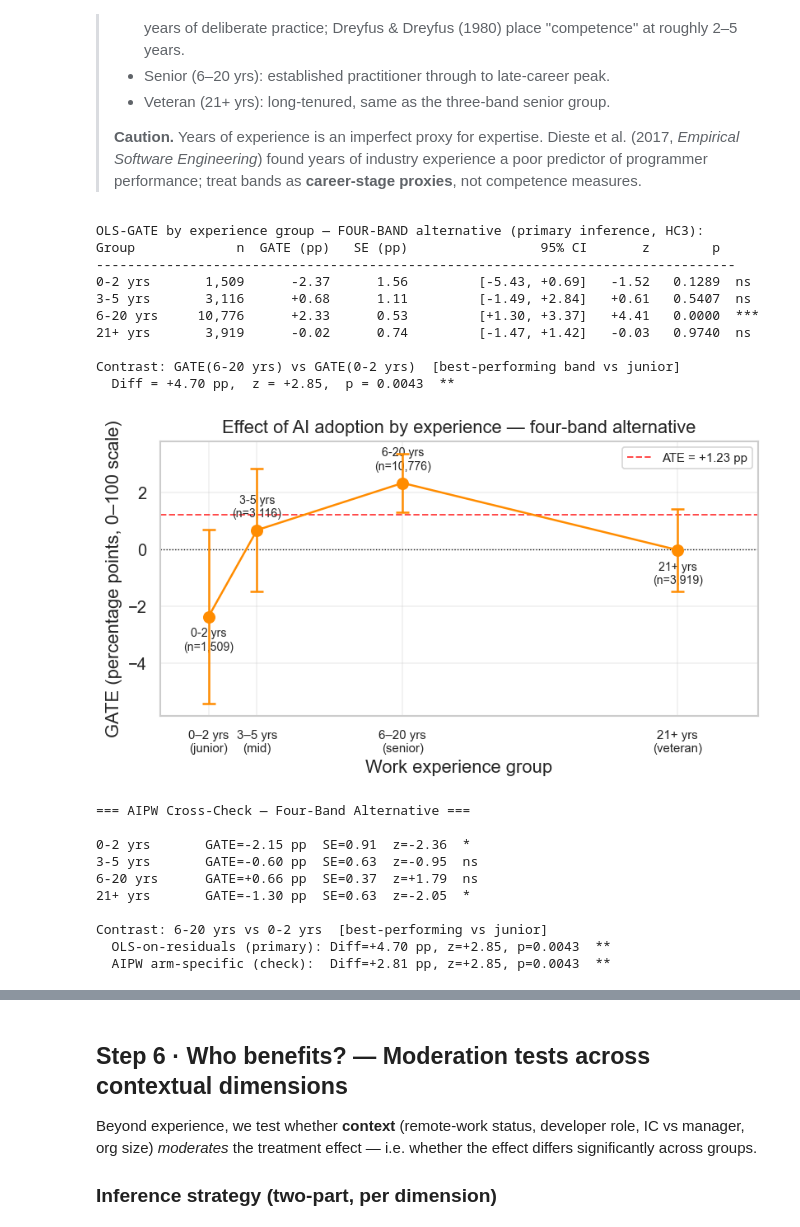
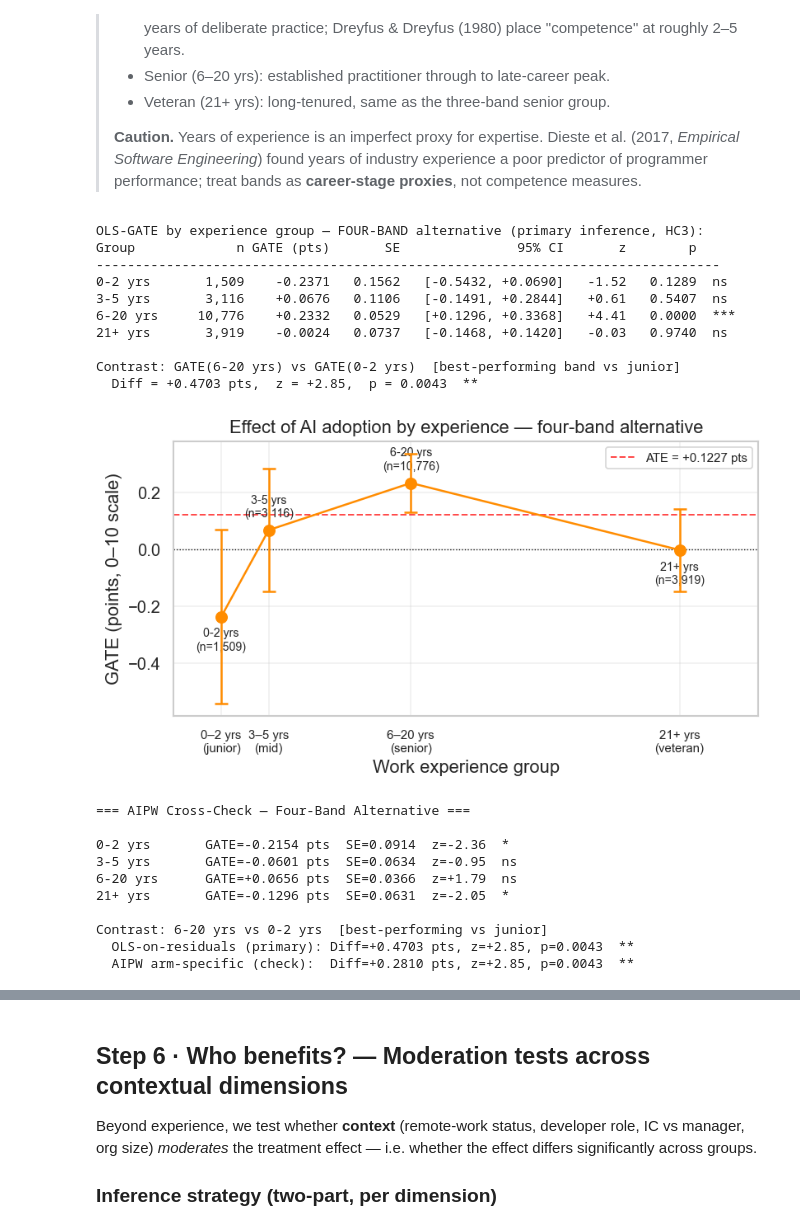
Before and after one commit to SivertIvarhus/Master-Thesis-NOVA-SBE-BA, a Jupyter notebook: notebooks/03-modeling.ipynb, the cells around one changed output, grey strips where cells are left out. Saved outputs shown, nothing was run; the diff lists cells and outputs as text; code cells hidden in the pictures.

```diff
--- a/notebooks/03-modeling.ipynb
+++ b/notebooks/03-modeling.ipynb
@@ -577,10 +574,10 @@ for grp, mid in zip(EXP4_LABELS, EXP4_MIDS):
     rows4.append({
         "group": grp, "mid": mid, "n": mask.sum(),
         "cf_cate": cf_mean,
-        "gate_ols": gate_g, "gate_pp": gate_g * 10,
-        "se": se_g,         "se_pp": se_g * 10,
-        "ci_lo": gate_g - 1.96*se_g, "ci_lo_pp": (gate_g - 1.96*se_g)*10,
-        "ci_hi": gate_g + 1.96*se_g, "ci_hi_pp": (gate_g + 1.96*se_g)*10,
+        "gate_ols": gate_g,
+        "se": se_g,
+        "ci_lo": gate_g - 1.96*se_g,
+        "ci_hi": gate_g + 1.96*se_g,
     })
 
 res_exp4 = pd.DataFrame(rows4)
@@ -588,15 +585,15 @@ res_exp4.to_csv(TABLES / "cate_by_experience_4band.csv", index=False)
 
 # ── Print table ────────────────────────────────────────────────────────────────
 print("OLS-GATE by experience group — FOUR-BAND alternative (primary inference, HC3):")
-print(f"{'Group':12s} {'n':>6s} {'GATE (pp)':>10s} {'SE (pp)':>9s} {'95% CI':>22s} {'z':>7s} {'p':>8s}")
-print("-" * 82)
+print(f"{'Group':12s} {'n':>6s} {'GATE (pts)':>10s} {'SE':>8s} {'95% CI':>20s} {'z':>7s} {'p':>8s}")
+print("-" * 80)
 for _, r in res_exp4.iterrows():
     z = r["gate_ols"] / r["se"]
     p = 2 * (1 - _norm.cdf(abs(z)))
     sig = "***" if p < 0.001 else "**" if p < 0.01 else "*" if p < 0.05 else "ns"
-    ci_str = f"[{r['ci_lo_pp']:+.2f}, {r['ci_hi_pp']:+.2f}]"
-    print(f"{str(r['group']):12s} {int(r['n']):>6,d} {r['gate_pp']:>+10.2f} "
-          f"{r['se_pp']:>9.2f} {ci_str:>22s} {z:>+7.2f} {p:>8.4f}  {sig}")
+    ci_str = f"[{r['ci_lo']:+.4f}, {r['ci_hi']:+.4f}]"
+    print(f"{str(r['group']):12s} {int(r['n']):>6,d} {r['gate_ols']:>+10.4f} "
+          f"{r['se']:>8.4f} {ci_str:>20s} {z:>+7.2f} {p:>8.4f}  {sig}")
 
 # ── Key contrast: junior vs best-performing non-junior band ───────────────────
 r4_jun  = res_exp4[res_exp4["group"].astype(str) == "0-2 yrs"].iloc[0]
@@ -612,58 +609,58 @@ stars4_ols   = "***" if p4_diff_ols < 0.001 else "**" if p4_diff_ols < 0.01 else
 
 print()
 print(f"Contrast: GATE({best4_label}) vs GATE(0-2 yrs)  [best-performing band vs junior]")
-print(f"  Diff = {diff4_ols*10:+.2f} pp,  z = {z4_diff_ols:+.2f},  p = {p4_diff_ols:.4f}  {stars4_ols}")
+print(f"  Diff = {diff4_ols:+.4f} pts,  z = {z4_diff_ols:+.2f},  p = {p4_diff_ols:.4f}  {stars4_ols}")
 
 # ── Connected-dot plot ─────────────────────────────────────────────────────────
 fig, ax = plt.subplots(figsize=(7, 4))
 
 x4   = np.array(res_exp4["mid"])
-y4   = res_exp4["gate_pp"].values
-y4lo = res_exp4["ci_lo_pp"].values
-y4hi = res_exp4["ci_hi_pp"].values
+y4   = res_exp4["gate_ols"].values
+y4lo = res_exp4["ci_lo"].values
+y4hi = res_exp4["ci_hi"].values
 
 ax.plot(x4, y4, color="darkorange", lw=1.5, zorder=3)
 ax.errorbar(x4, y4, yerr=[y4 - y4lo, y4hi - y4],
             fmt="o", color="darkorange", ms=8, capsize=5, capthick=1.5,
             elinewidth=1.5, zorder=4)
 
 for _, row in res_exp4.iterrows():
-    offset = 8 if row["gate_pp"] > 0 else -8
-    va = "bottom" if row["gate_pp"] > 0 else "top"
+    offset = 8 if row["gate_ols"] > 0 else -8
+    va = "bottom" if row["gate_ols"] > 0 else "top"
     ax.annotate(f"{row['group']}\n(n={int(row['n']):,})",
-                xy=(row["mid"], row["gate_pp"]),
+                xy=(row["mid"], row["gate_ols"]),
                 xytext=(0, offset), textcoords="offset points",
                 fontsize=8.5, ha="center", va=va)
 
-ax.axhline(0,       color="black", lw=0.8, ls=":")
-ax.axhline(ate*10,  color="red",   lw=1.2, ls="--", alpha=0.7,
-           label=f"ATE = {ate*10:+.2f} pp")
+ax.axhline(0,   color="black", lw=0.8, ls=":")
+ax.axhline(ate, color="red",   lw=1.2, ls="--", alpha=0.7,
+           label=f"ATE = {ate:+.4f} pts")
 
 ax.set_xticks(x4)
 ax.set_xticklabels(["0–2 yrs\n(junior)", "3–5 yrs\n(mid)",
                      "6–20 yrs\n(senior)", "21+ yrs\n(veteran)"], fontsize=9)
 ax.set_xlabel("Work experience group")
-ax.set_ylabel("GATE (percentage points, 0–100 scale)")
+ax.set_ylabel("GATE (points, 0–10 scale)")
 ax.set_title("Effect of AI adoption by experience — four-band alternative")
 ax.legend(fontsize=9)
 ax.grid(alpha=0.3)
 ax.set_xlim(-2, 35)
 
 plt.tight_layout()
 plt.savefig(FIGURES / "cate_by_experience_4band.png", dpi=150, bbox_inches="tight")
 plt.show()
 # %% [output]
 OLS-GATE by experience group — FOUR-BAND alternative (primary inference, HC3):
-Group             n  GATE (pp)   SE (pp)                 95% CI       z        p
-----------------------------------------------------------------------------------
-0-2 yrs       1,509      -2.37      1.56         [-5.43, +0.69]   -1.52   0.1289  ns
-3-5 yrs       3,116      +0.68      1.11         [-1.49, +2.84]   +0.61   0.5407  ns
-6-20 yrs     10,776      +2.33      0.53         [+1.30, +3.37]   +4.41   0.0000  ***
-21+ yrs       3,919      -0.02      0.74         [-1.47, +1.42]   -0.03   0.9740  ns
+Group             n GATE (pts)       SE               95% CI       z        p
+--------------------------------------------------------------------------------
+0-2 yrs       1,509    -0.2371   0.1562   [-0.5432, +0.0690]   -1.52   0.1289  ns
+3-5 yrs       3,116    +0.0676   0.1106   [-0.1491, +0.2844]   +0.61   0.5407  ns
+6-20 yrs     10,776    +0.2332   0.0529   [+0.1296, +0.3368]   +4.41   0.0000  ***
+21+ yrs       3,919    -0.0024   0.0737   [-0.1468, +0.1420]   -0.03   0.9740  ns
 
 Contrast: GATE(6-20 yrs) vs GATE(0-2 yrs)  [best-performing band vs junior]
-  Diff = +4.70 pp,  z = +2.85,  p = 0.0043  **
+  Diff = +0.4703 pts,  z = +2.85,  p = 0.0043  **
-[figure, old version]
+[figure, new version]
 # %%
 # AIPW cross-check — four-band groups (reuses tau_AIPW_w from 3-band cell above)
 print("=== AIPW Cross-Check — Four-Band Alternative ===\n")
@@ -678,7 +675,7 @@ for grp in EXP4_LABELS:
     z_g    = gate_g / se_g
     p_g    = 2 * (1 - _norm.cdf(abs(z_g)))
     sig    = "***" if p_g < 0.001 else "**" if p_g < 0.01 else "*" if p_g < 0.05 else "ns"
-    print(f"{grp:12s}  GATE={gate_g*10:+.2f} pp  SE={se_g*10:.2f}  z={z_g:+.2f}  {sig}")
+    print(f"{grp:12s}  GATE={gate_g:+.4f} pts  SE={se_g:.4f}  z={z_g:+.2f}  {sig}")
     aipw4_rows.append({"group": grp, "gate": gate_g, "se": se_g})
 
 aipw4_df    = {r["group"]: r for r in aipw4_rows}
@@ -690,19 +687,19 @@ stars4_a    = "***" if p4_diff_a < 0.001 else "**" if p4_diff_a < 0.01 else "*"
 
 print()
 print(f"Contrast: {best4_label} vs 0-2 yrs  [best-performing vs junior]")
-print(f"  OLS-on-residuals (primary): Diff={diff4_ols*10:+.2f} pp, z={z4_diff_ols:+.2f}, p={p4_diff_ols:.4f}  {stars4_ols}")
-print(f"  AIPW arm-specific (check):  Diff={diff4_a*10:+.2f} pp, z={z4_diff_a:+.2f}, p={p4_diff_a:.4f}  {stars4_a}")
+print(f"  OLS-on-residuals (primary): Diff={diff4_ols:+.4f} pts, z={z4_diff_ols:+.2f}, p={p4_diff_ols:.4f}  {stars4_ols}")
+print(f"  AIPW arm-specific (check):  Diff={diff4_a:+.4f} pts, z={z4_diff_a:+.2f}, p={p4_diff_a:.4f}  {stars4_a}")
 # %% [output]
 === AIPW Cross-Check — Four-Band Alternative ===
 
-0-2 yrs       GATE=-2.15 pp  SE=0.91  z=-2.36  *
-3-5 yrs       GATE=-0.60 pp  SE=0.63  z=-0.95  ns
-6-20 yrs      GATE=+0.66 pp  SE=0.37  z=+1.79  ns
-21+ yrs       GATE=-1.30 pp  SE=0.63  z=-2.05  *
+0-2 yrs       GATE=-0.2154 pts  SE=0.0914  z=-2.36  *
+3-5 yrs       GATE=-0.0601 pts  SE=0.0634  z=-0.95  ns
+6-20 yrs      GATE=+0.0656 pts  SE=0.0366  z=+1.79  ns
+21+ yrs       GATE=-0.1296 pts  SE=0.0631  z=-2.05  *
 
 Contrast: 6-20 yrs vs 0-2 yrs  [best-performing vs junior]
-  OLS-on-residuals (primary): Diff=+4.70 pp, z=+2.85, p=0.0043  **
-  AIPW arm-specific (check):  Diff=+2.81 pp, z=+2.85, p=0.0043  **
+  OLS-on-residuals (primary): Diff=+0.4703 pts, z=+2.85, p=0.0043  **
+  AIPW arm-specific (check):  Diff=+0.2810 pts, z=+2.85, p=0.0043  **
 # %%
 # ── Side-by-side comparison: three-band vs four-band experience contrasts ──────
 print("=" * 68)
```
Also changed, not shown: parts of 11 cells of this notebook.
